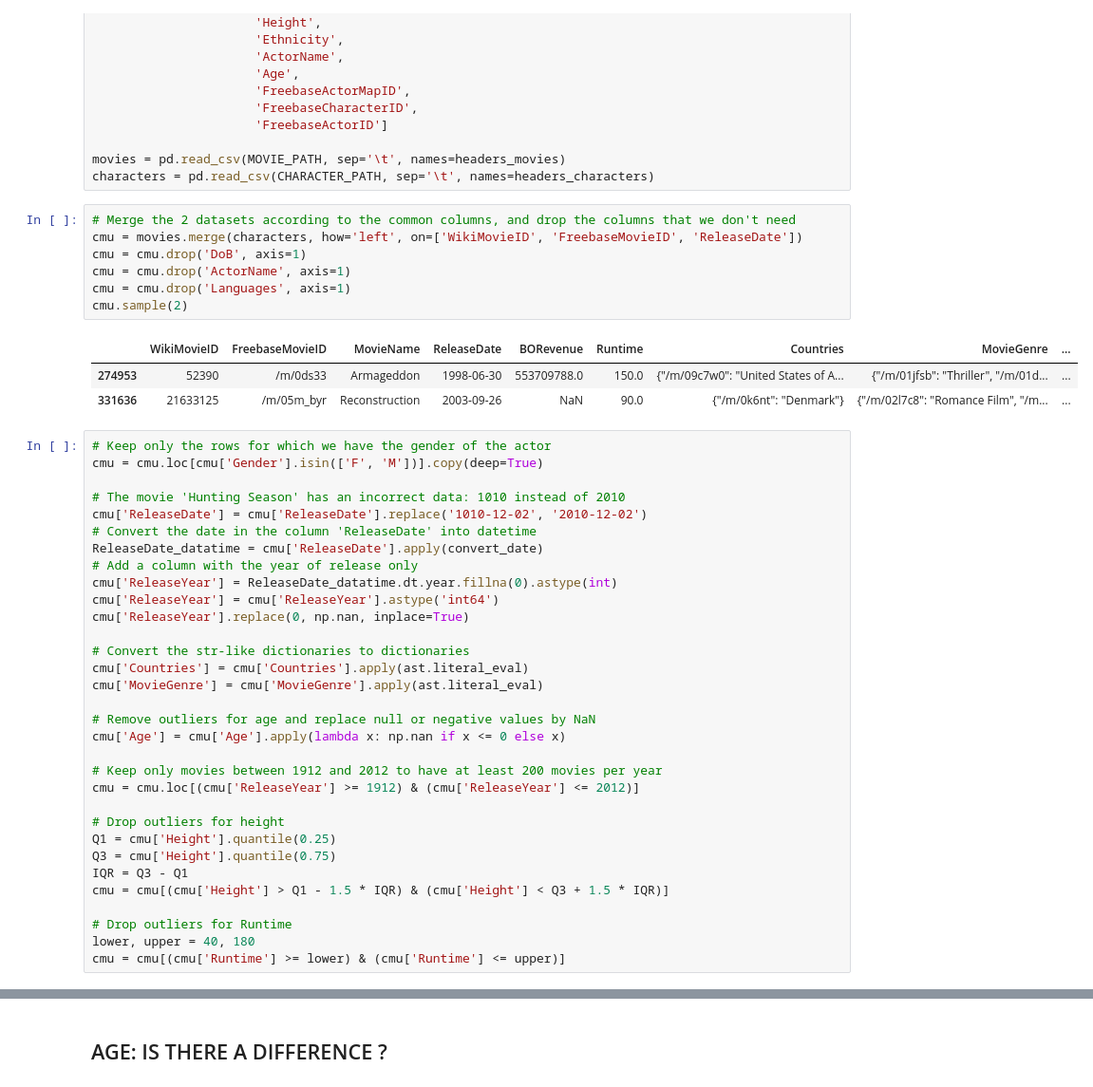
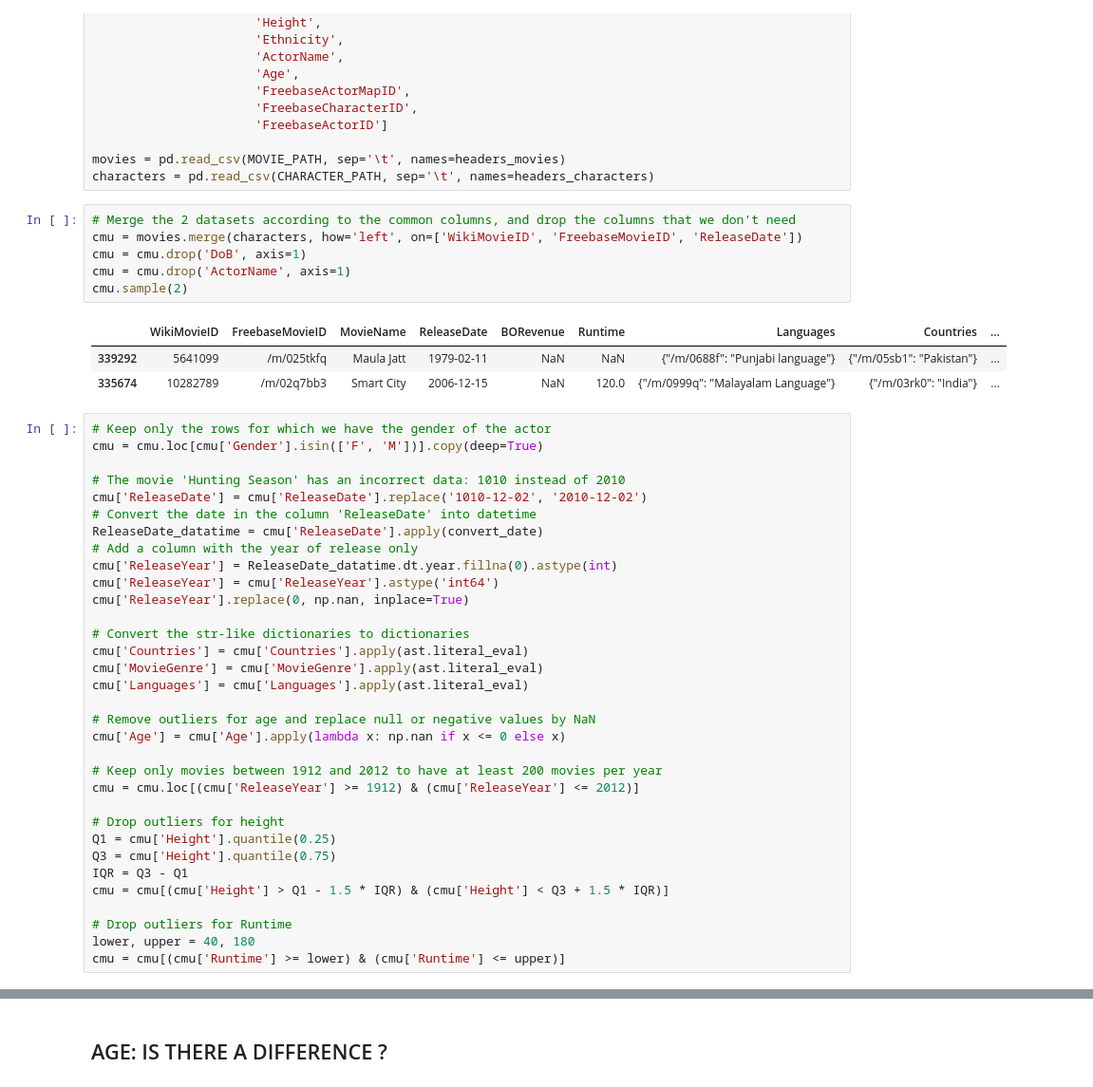
Before and after one commit to epfl-ada/ada-2023-project-teamcajare2023, a Jupyter notebook: P2.ipynb, the cells around one changed output, grey strips where cells are left out. Shown at 95% size. Drawn from its saved outputs; the diff is of its cells as text.

```diff
--- a/P2.ipynb
+++ b/P2.ipynb
@@ -78,14 +80,13 @@ characters = pd.read_csv(CHARACTER_PATH, sep='\t', names=headers_characters)
 # %%
 # Merge the 2 datasets according to the common columns, and drop the columns that we don't need
 cmu = movies.merge(characters, how='left', on=['WikiMovieID', 'FreebaseMovieID', 'ReleaseDate'])
 cmu = cmu.drop('DoB', axis=1)
 cmu = cmu.drop('ActorName', axis=1)
-cmu = cmu.drop('Languages', axis=1)
 cmu.sample(2)
 # %% [output]
-|  | WikiMovieID | FreebaseMovieID | MovieName | ReleaseDate | BORevenue | Runtime | Countries | MovieGenre | ... |
-| 274953 | 52390 | /m/0ds33 | Armageddon | 1998-06-30 | 553709788.0 | 150.0 | {"/m/09c7w0": "United States of A... | {"/m/01jfsb": "Thriller", "/m/01d... | ... |
-| 331636 | 21633125 | /m/05m_byr | Reconstruction | 2003-09-26 | NaN | 90.0 | {"/m/0k6nt": "Denmark"} | {"/m/02l7c8": "Romance Film", "/m... | ... |
+|  | WikiMovieID | FreebaseMovieID | MovieName | ReleaseDate | BORevenue | Runtime | Languages | Countries | ... |
+| 339292 | 5641099 | /m/025tkfq | Maula Jatt | 1979-02-11 | NaN | NaN | {"/m/0688f": "Punjabi language"} | {"/m/05sb1": "Pakistan"} | ... |
+| 335674 | 10282789 | /m/02q7bb3 | Smart City | 2006-12-15 | NaN | 120.0 | {"/m/0999q": "Malayalam Language"} | {"/m/03rk0": "India"} | ... |
 # %%
 # Keep only the rows for which we have the gender of the actor
 cmu = cmu.loc[cmu['Gender'].isin(['F', 'M'])].copy(deep=True)
@@ -102,6 +103,7 @@ cmu['ReleaseYear'].replace(0, np.nan, inplace=True)
 # Convert the str-like dictionaries to dictionaries
 cmu['Countries'] = cmu['Countries'].apply(ast.literal_eval)
 cmu['MovieGenre'] = cmu['MovieGenre'].apply(ast.literal_eval)
+cmu['Languages'] = cmu['Languages'].apply(ast.literal_eval)
 
 # Remove outliers for age and replace null or negative values by NaN
 cmu['Age'] = cmu['Age'].apply(lambda x: np.nan if x <= 0 else x)
```
Also changed, not shown: parts of 24 cells of this notebook.
